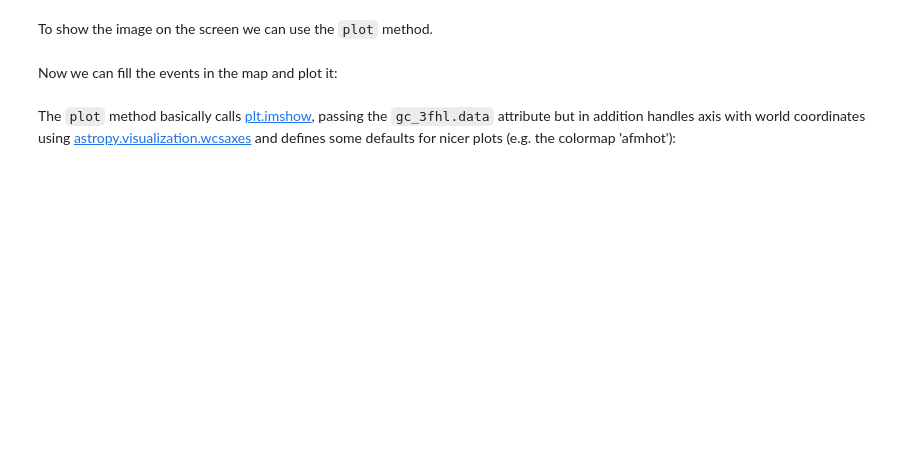
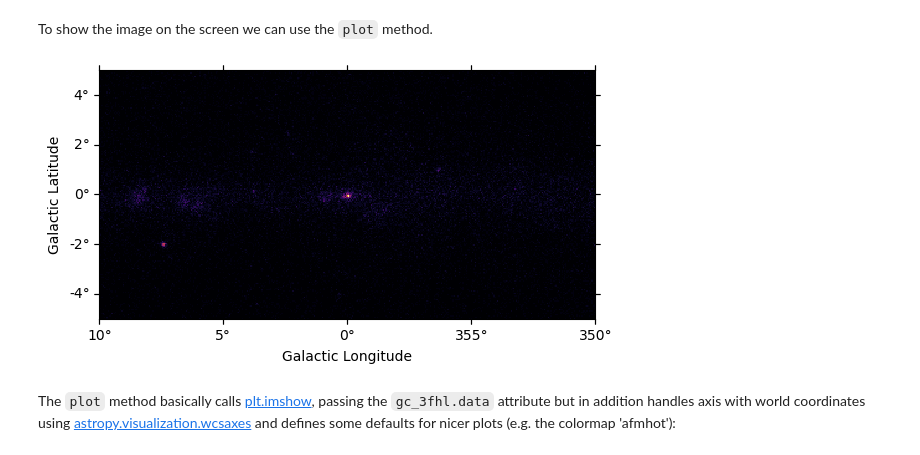
Before and after one commit to rubensjrcosta/WorkshopIntroductionGammapy, a Jupyter notebook: gammapy_overview.ipynb, the cells around one changed output. Saved outputs shown, nothing was run; the diff lists cells and outputs as text; code cells hidden in the pictures; blank space fills up the shorter version.

```diff
--- a/gammapy_overview.ipynb
+++ b/gammapy_overview.ipynb
@@ -251,12 +496,3 @@ gc_3fhl
-# %%
-gc_3fhl = Map.create(
-    width=(20 * u.deg, 10 * u.deg),
-    skydir=center, # Coordinate of map center
-    proj="CAR",
-    binsz=0.05 *u.deg, # Pixel size in degrees
-    map_type="wcs", # {'wcs', 'wcs-sparse', 'hpx', 'hpx-sparse', 'region'}
-    frame="galactic" # Galactic ("galactic") or Equatorial ("icrs")
-)
 # %%
 # help(Map.create)
 # %% [markdown]
@@ -280,4 +546,2 @@ print(f"Total number of counts in the image: {gc_3fhl.data.sum():.0f}")
 # %% [markdown]
 To show the image on the screen we can use the ``plot`` method.
-# %% [markdown]
-Now we can fill the events in the map and plot it:
@@ -288,5 +548,7 @@ print(f"Total number of counts in the image: {gc_3fhl.data.sum():.0f}")
 # %%
-gc_3fhl.plot(stretch="log", cmap="inferno"); # stretch="sqrt", stretch="linear" and stretch="log"
+gc_3fhl.plot(stretch="linear", cmap="inferno"); # stretch="sqrt", stretch="linear" and stretch="log"
+# %% [output]
+[figure, added]
 # %% [markdown]
 The ``plot`` method basically calls [plt.imshow](https://matplotlib.org/stable/api/_as_gen/matplotlib.pyplot.imshow.html), passing the `gc_3fhl.data` attribute but in addition handles axis with world coordinates using [astropy.visualization.wcsaxes](https://docs.astropy.org/en/stable/visualization/wcsaxes/) and defines some defaults for nicer plots (e.g. the colormap 'afmhot'):
 # %%
```
Also changed, not shown: parts of 76 cells of this notebook, 3 other files.
